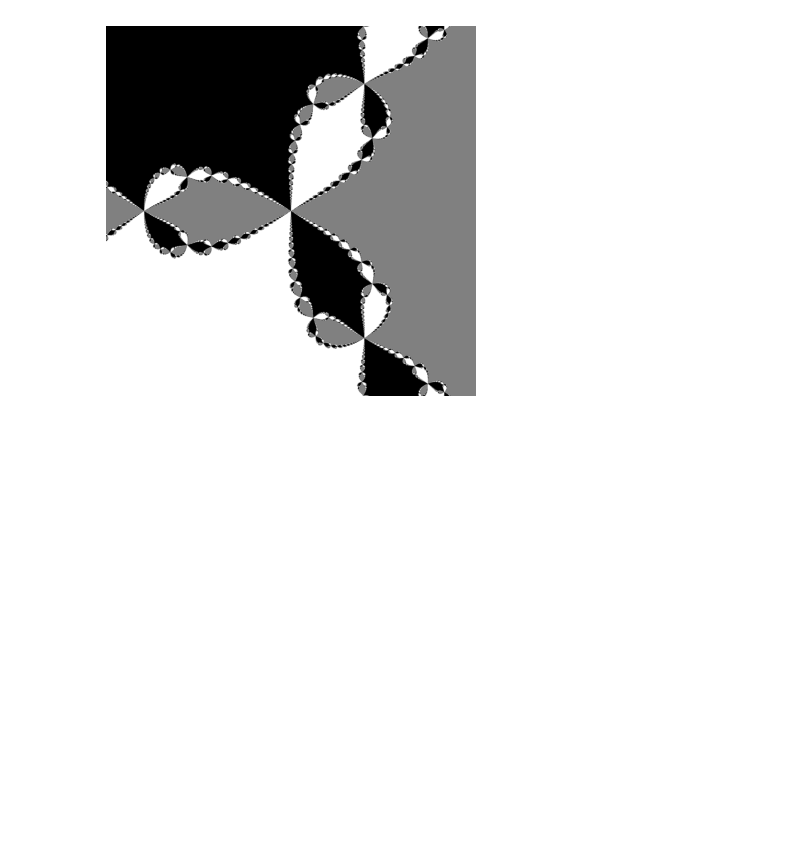
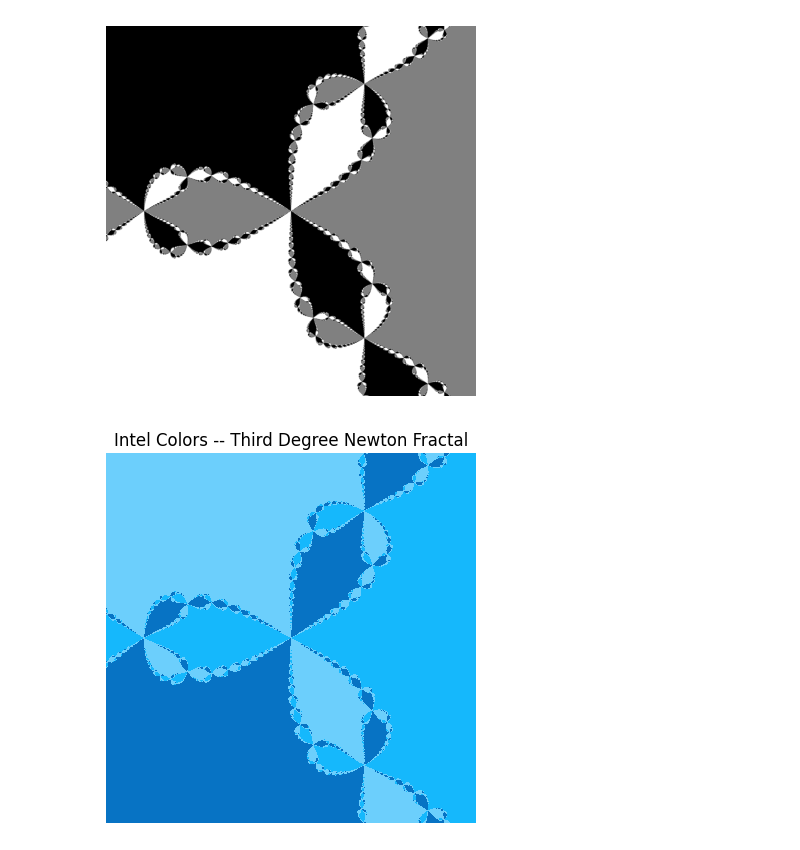
Before and after one commit to AzeezIsh/Intel-Sandbox, a Jupyter notebook: newton.ipynb, the cells around one changed output. Drawn from its saved outputs; the diff is of its cells as text; code cells hidden in the pictures; blank space fills up the shorter version.

Commit message:
Added interactive intel colors, commented out assertion

```diff
--- a/newton.ipynb
+++ b/newton.ipynb
@@ -85,8 +85,8 @@ def iterate(z, roots):
     # Measure distance to each root and find the closest one
     distances = np.abs(z - roots[:, np.newaxis])
     closest_root = np.argmin(distances, axis=0)
-    # Check convergence to a root (this should be adjusted based on the method's specifics)
-    converged = np.min(distances, axis=0) < 1e-4
+    # Check convergence to a root
+    # converged = np.min(distances, axis=0) < 1e-4
     #assert np.all(converged), "Some points did not converge to a root"
     return closest_root
 
@@ -109,3 +109,57 @@ def render(imgsize, degree):
 render(imgsize=1000, degree=3)
 # %% [output]
 [figure]
+# %%
+import numpy as np
+import matplotlib.pyplot as plt
+from matplotlib.colors import ListedColormap
+
+
+def find_roots(degree):
+    """Find the roots of unity for a given degree."""
+    return np.array([np.exp(2j * np.pi * k / degree) for k in range(degree)])
+
+def f(z, degree):
+    return z**degree - 1
+
+def df(z, degree):
+    return degree*z**(degree-1)
+
+def iterate(z, roots):
+    degree = len(roots)
+    for iteration in range(50):  # Max iterations
+        dz = df(z, degree)
+        with np.errstate(all='ignore'):
+            z_new = z - f(z, degree) / dz
+            if np.all(np.abs(z_new - z) < 1e-4):
+                break
+            z = z_new
+    # Measure distance to each root and find the closest one
+    distances = np.abs(z - roots[:, np.newaxis])
+    closest_root = np.argmin(distances, axis=0)
+    # Check convergence to a root
+    # converged = np.min(distances, axis=0) < 1e-4
+    #assert np.all(converged), "Some points did not converge to a root"
+    return closest_root
+
+def render(imgsize, degree):
+    roots = find_roots(degree)
+    y, x = np.ogrid[1 : -1 : imgsize * 2j, -1 : 1 : imgsize * 2j]
+    z = x + y * 1j
+
+    vectorized_iterate = np.vectorize(iterate, excluded=['roots'])
+    img = vectorized_iterate(z, roots=roots)
+
+    # INTEL color mapping for visualization
+    hex_colors = ['#15b8fc', '#6ccffc', '#0773c4']
+    cmap = ListedColormap(hex_colors)
+
+    plt.imshow(img, cmap=cmap)
+    plt.title("Intel Colors -- Third Degree Newton Fractal")
+    plt.axis("off")
+    plt.show()
+
+# Example usage for cubic roots
+render(imgsize=1000, degree=3)
+# %% [output]
+[figure, added]
```
